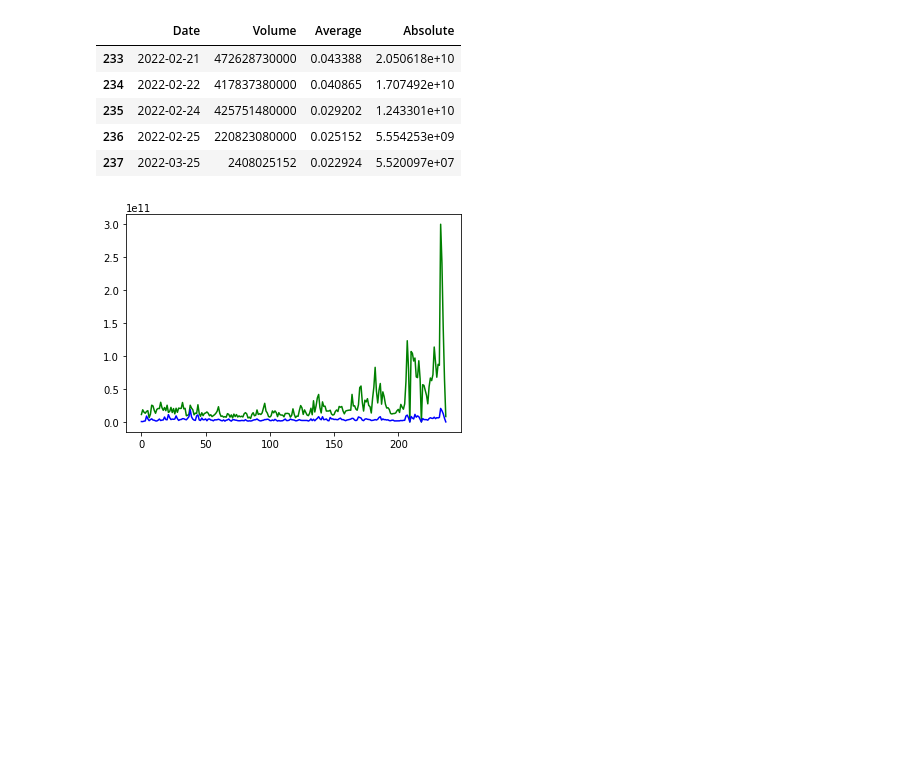
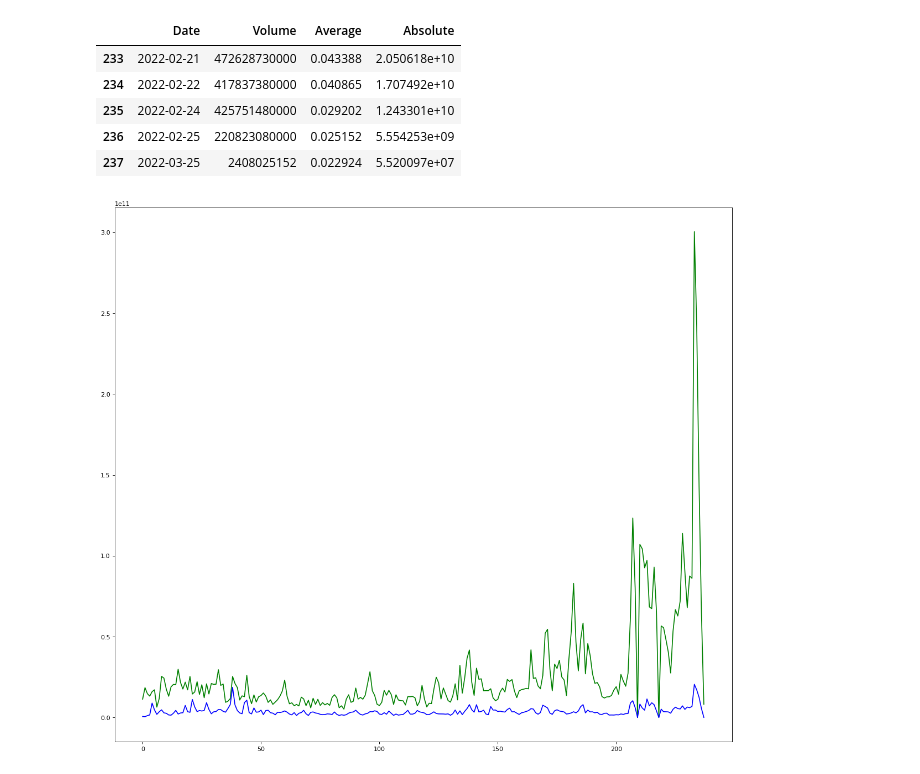
Before and after one commit to nikit34/experiment_stocks, a Jupyter notebook: yahoo_stocks.ipynb, the cells around one changed output. Cells and saved outputs as stored; diff of their text form; code cells hidden in the pictures; blank space fills up the shorter version.

```diff
--- a/yahoo_stocks.ipynb
+++ b/yahoo_stocks.ipynb
@@ -76,8 +76,9 @@ vtb2.tail()
 | 236 | 2022-02-25 | 220823080000 | 0.025152 | 5.554253e+09 |
 | 237 | 2022-03-25 | 2408025152 | 0.022924 | 5.520097e+07 |
 # %%
+plt.figure(figsize=(18, 16), dpi=80)
 plt.plot(sber2['Absolute'], 'g')
 plt.plot(vtb2['Absolute'], 'b')
 plt.show()
 # %% [output]
-[figure, old version]
+[figure, new version]
```
